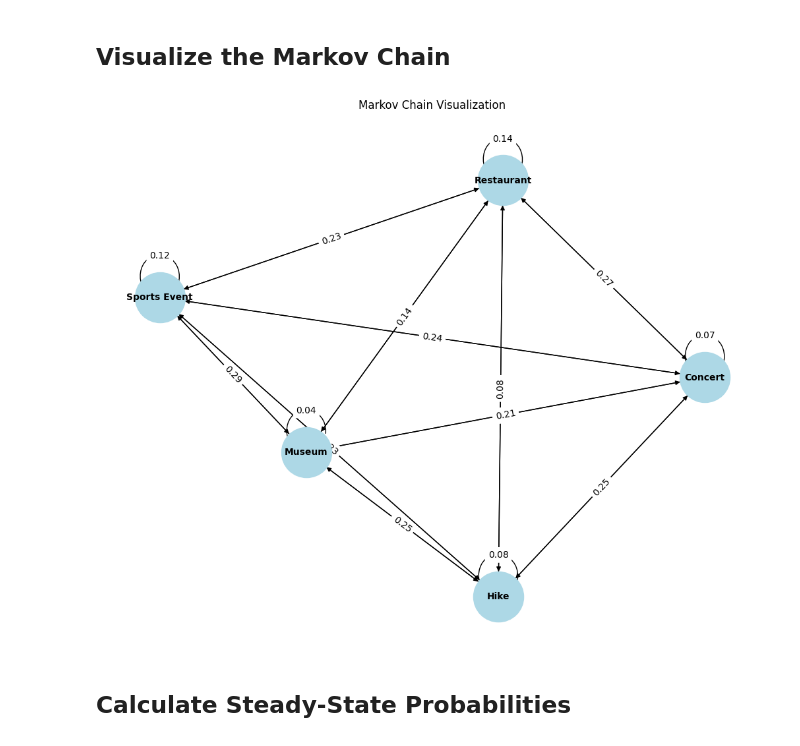
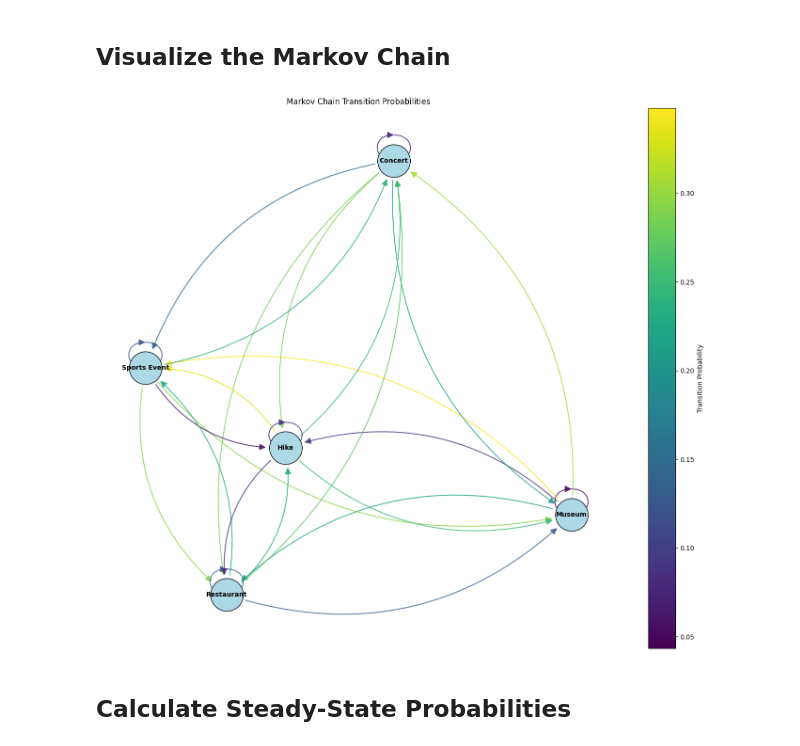
Before and after one commit to gabrielrosendo/CST-425, a Jupyter notebook: Week 13/PosteriorDistributions.ipynb, the cells around one changed output. Saved outputs shown, nothing was run; the diff lists cells and outputs as text; code cells hidden in the pictures.

```diff
--- a/Week 13/PosteriorDistributions.ipynb
+++ b/Week 13/PosteriorDistributions.ipynb
@@ -53,26 +56,60 @@ transition_matrix
 | Hike | 0.250000 | 0.250000 | 0.333333 | 0.083333 | 0.083333 |
 # %% [markdown]
 ## Visualize the Markov Chain
-# %%
-# Create a directed graph to visualize the Markov chain
-G = nx.DiGraph()
-locations = transition_matrix.index
-for i, loc_from in enumerate(locations):
-    for j, loc_to in enumerate(locations):
-        weight = transition_matrix.iloc[i, j]
-        if weight > 0:
-            G.add_edge(loc_from, loc_to, weight=weight)
-
-pos = nx.spring_layout(G)
-plt.figure(figsize=(10, 8))
-nx.draw(G, pos, with_labels=True, node_size=3000, node_color='lightblue', font_size=10, font_weight='bold')
-labels = nx.get_edge_attributes(G, 'weight')
-labels = {k: f'{v:.2f}' for k, v in labels.items()}
-nx.draw_networkx_edge_labels(G, pos, edge_labels=labels)
-plt.title('Markov Chain Visualization')
-plt.show()
-# %% [output]
-[figure, removed]
+# %%
+# Create a directed graph
+G = nx.DiGraph()
+locations = transition_matrix.index
+
+# Add edges with weights
+for i, loc_from in enumerate(locations):
+    for j, loc_to in enumerate(locations):
+        weight = transition_matrix.iloc[i, j]
+        if weight > 0:
+            G.add_edge(loc_from, loc_to, weight=weight)
+
+# Use a more spaced layout with more distance between nodes
+pos = nx.kamada_kawai_layout(G)
+# Scale the layout to create more space between nodes
+pos = {node: (x*1.5, y*1.5) for node, (x, y) in pos.items()}
+
+plt.figure(figsize=(14, 12))
+
+# Set up color map for edge weights
+weights = [G[u][v]['weight'] for u, v in G.edges()]
+norm = Normalize(vmin=min(weights), vmax=max(weights))
+cmap = plt.cm.viridis
+sm = ScalarMappable(norm=norm, cmap=cmap)
+sm.set_array([])
+
+# FIRST draw edges with colors based on weight with prominent arrows
+for u, v, weight in G.edges(data='weight'):
+    # Calculate appropriate curve based on weight
+    curve_factor = 0.3  # Base curve
+
+    # Draw edge with color based on weight
+    nx.draw_networkx_edges(G, pos, edgelist=[(u, v)],
+                          width=max(3.0 * weight, 1.5),  # Ensure minimum visibility
+                          alpha=0.8,  # Higher opacity
+                          edge_color=[sm.to_rgba(weight)],
+                          connectionstyle=f'arc3,rad={curve_factor}',
+                          arrowsize=20,
+                          arrowstyle='-|>',
+                          min_source_margin=30,  # Increase margin
+                          min_target_margin=30)
+
+nx.draw_networkx_nodes(G, pos, node_size=2500, node_color='lightblue', edgecolors='black')
+nx.draw_networkx_labels(G, pos, font_size=10, font_weight='bold')
+
+cbar = plt.colorbar(sm)
+cbar.set_label('Transition Probability')
+
+plt.title('Markov Chain Transition Probabilities')
+plt.axis('off')
+plt.tight_layout()
+plt.show()
+# %% [output]
+[figure, added]
 # %% [markdown]
 ## Calculate Steady-State Probabilities
 # %%
```
Also changed, not shown: parts of 10 cells of this notebook, 1 other file.
